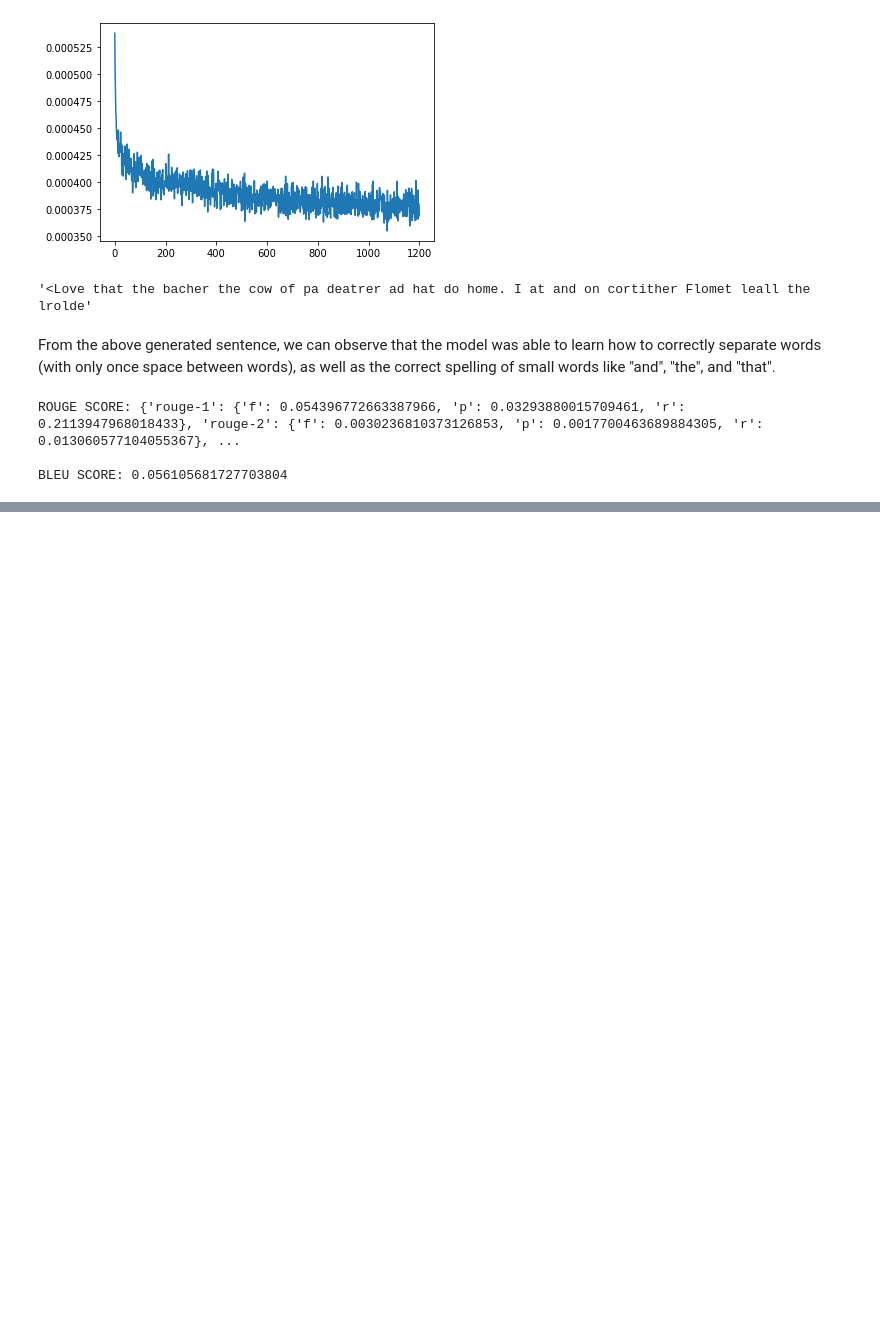
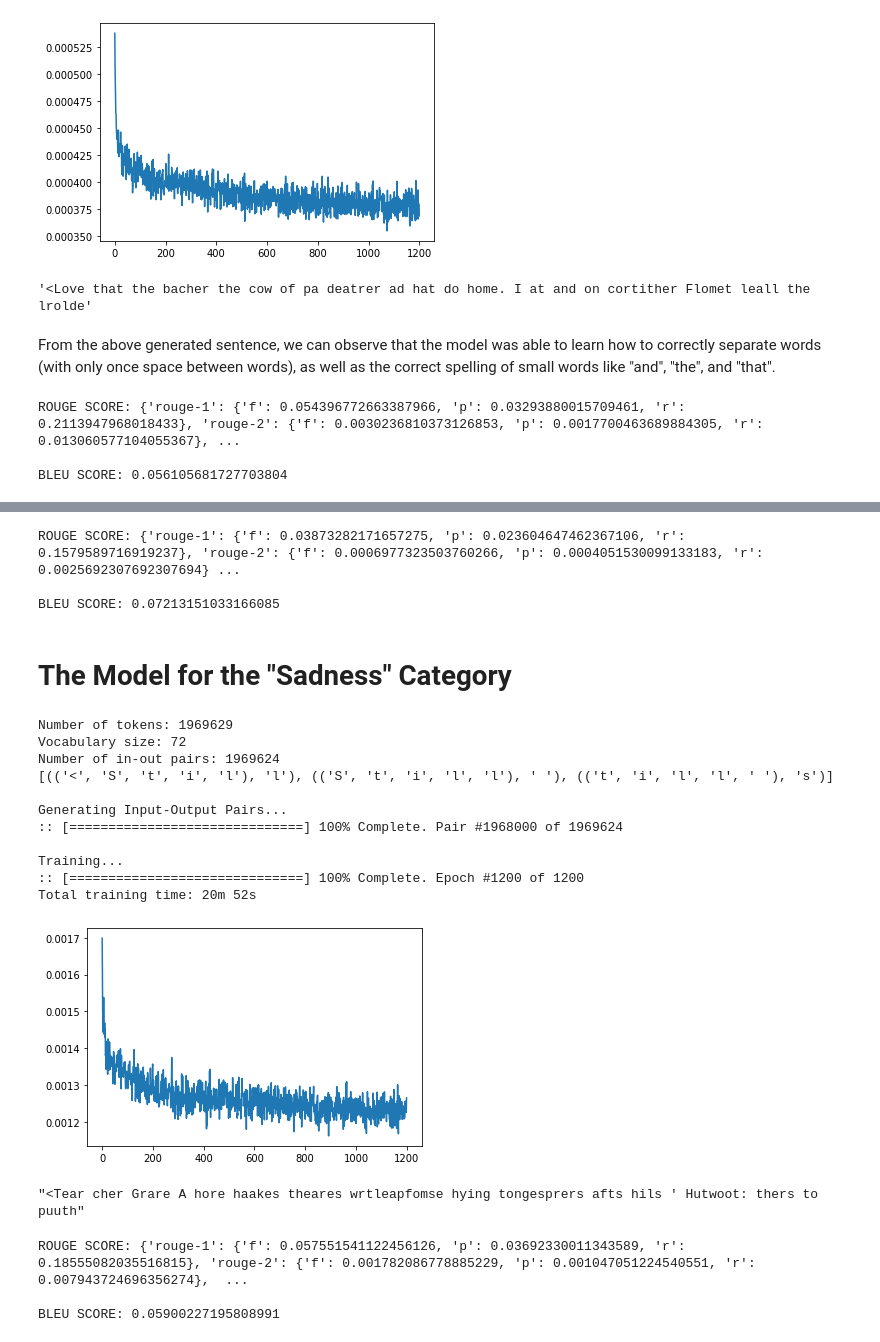
Before and after one commit to faustotnc/personalize-peom-generator, a Jupyter notebook: Baseline Model.ipynb, the cells around one changed output, grey strips where cells are left out. Cells and saved outputs as stored; diff of their text form; code cells hidden in the pictures; blank space fills up the shorter version.

```diff
--- a/Baseline Model.ipynb
+++ b/Baseline Model.ipynb
@@ -407,0 +432,36 @@ BLEU SCORE: 0.056105681727703804
+# %%
+trustModel.evaluate_model()
+# %% [output]
+ROUGE SCORE: {'rouge-1': {'f': 0.03873282171657275, 'p': 0.023604647462367106, 'r': 0.1579589716919237}, 'rouge-2': {'f': 0.0006977323503760266, 'p': 0.0004051530099133183, 'r': 0.0025692307692307694} ...
+
+BLEU SCORE: 0.07213151033166085
+# %% [markdown]
+# The Model for the "Sadness" Category
+# %%
+sadnessData = DataProcessor(poems["sadness"])
+print("\n")
+sadnessModel = PoemModel(sadnessData, n_epochs=1200)
+sadnessModel.train()
+# %% [output]
+Number of tokens: 1969629
+Vocabulary size: 72
+Number of in-out pairs: 1969624
+[(('<', 'S', 't', 'i', 'l'), 'l'), (('S', 't', 'i', 'l', 'l'), ' '), (('t', 'i', 'l', 'l', ' '), 's')]
+
+Generating Input-Output Pairs...
+:: [==============================] 100% Complete. Pair #1968000 of 1969624
+
+Training...
+:: [==============================] 100% Complete. Epoch #1200 of 1200
+Total training time: 20m 52s
+[figure, added]
+# %%
+sadnessModel.generate("<Tear")
+# %% [output]
+"<Tear cher Grare A hore haakes theares wrtleapfomse hying tongesprers afts hils ' Hutwoot: thers to puuth"
+# %%
+sadnessModel.evaluate_model()
+# %% [output]
+ROUGE SCORE: {'rouge-1': {'f': 0.057551541122456126, 'p': 0.03692330011343589, 'r': 0.18555082035516815}, 'rouge-2': {'f': 0.001782086778885229, 'p': 0.001047051224540551, 'r': 0.007943724696356274},  ...
+
+BLEU SCORE: 0.05900227195808991
```
Also changed, not shown: parts of 7 cells of this notebook.
